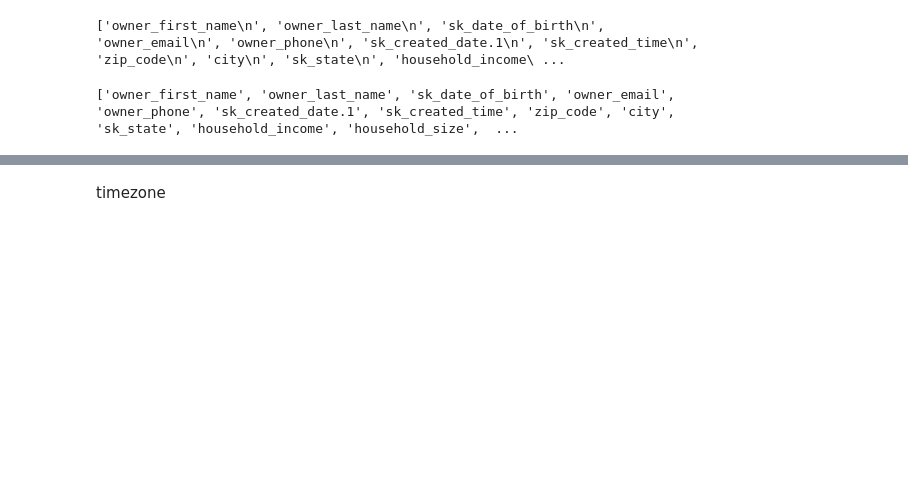
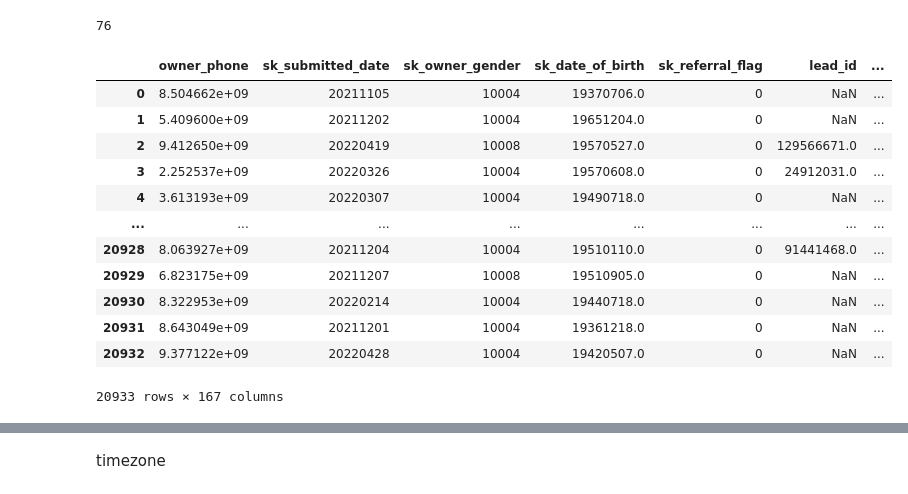
Before and after one commit to jawhar-healthcare/MedicareAdvantage_Pre_Conversion_LTV, a Jupyter notebook: MA Feature importance.ipynb, the cells around one changed output, grey strips where cells are left out. Drawn from its saved outputs; the diff is of its cells as text; code cells hidden in the pictures; blank space fills up the shorter version.

```diff
--- a/MA Feature importance.ipynb
+++ b/MA Feature importance.ipynb
@@ -95,3 +133,8 @@ dtype: object
 # %%
-input = ['owner_first_name \n','owner_last_name\n','sk_date_of_birth\n','owner_email\n','owner_phone\n','sk_created_date.1\n','sk_created_time\n','zip_code\n','city\n','sk_state\n','household_income\n','household_size\n','zipcode\n','state\n','lat\n','lng\n','timezone\n','radius_in_miles\n','population\n','population_density\n','land_area_in_sqmi\n','water_area_in_sqmi\n','housing_units\n','occupied_housing_units\n','median_home_value\n','median_household_income\n','annual_checkup\n','arthritis\n','binge_drinking\n','copd\n','cancer_except_skin\n','cervical_cancer_screening\n','cholesterol_screening\n','chronic_kidney_disease\n','colorectal_cancer_screening\n','core_preventive_services_for_older_men\n','core_preventive_services_for_older_women\n','coronary_heart_disease\n','current_asthma\n','current_smoking\n','dental_visit\n','diabetes\n','health_insurance\n','high_blood_pressure\n','high_cholesterol\n','mammography\n','mental_health\n','obesity\n','physical_health\n','physical_inactivity\n','sleep_lt_7_hours\n','stroke\n','taking_bp_medication\n','teeth_loss\n','ma_penetration_2020\n','ma_penetration_2021\n','delta_ma_enrolled\n','delta_ma_penetration_points\n','sk_owner_age\n','region\n','sk_owner_gender\n','phone\n','zip\n','tu_credit_score\n','tu_contact_score\n','tu_income\n','tu_no_children_prob\n','tu_education_years\n','tu_home_owner_prob\n','tu_home_value\n','tu_resident_years']
+# Define numeric and categorical features
+numeric_columns = df.select_dtypes(include=['int64', 'float64']).columns.tolist()
+categorical_columns = df.select_dtypes(include=['object']).columns.tolist()
+# %%
+# df["LTV"] = df["LTV"].str.replace('$', '').str.replace(',', '').astype(float)
+df['all_LTV'] = df['mod_LTV'].fillna(0)
 # %%
@@ -117,14 +178,22 @@ input
+# %%
+len(categorical_columns)
+# %% [output]
+76
 # %%
-inp = []
-for x in input:
-    inp.append(x.replace(" ", ""))
-print(list(inp))
+y = df['all_LTV']
-# %% [output]
-['owner_first_name\n', 'owner_last_name\n', 'sk_date_of_birth\n', 'owner_email\n', 'owner_phone\n', 'sk_created_date.1\n', 'sk_created_time\n', 'zip_code\n', 'city\n', 'sk_state\n', 'household_income\ ...
 # %%
-input_list = []
-for x in inp:
-    input_list.append(x.replace("\n", ""))
-print(list(input_list))
+X
 # %% [output]
+|  | owner_phone | sk_submitted_date | sk_owner_gender | sk_date_of_birth | sk_referral_flag | lead_id | ... |
+| 0 | 8.504662e+09 | 20211105 | 10004 | 19370706.0 | 0 | NaN | ... |
+| 1 | 5.409600e+09 | 20211202 | 10004 | 19651204.0 | 0 | NaN | ... |
+| 2 | 9.412650e+09 | 20220419 | 10008 | 19570527.0 | 0 | 129566671.0 | ... |
+| 3 | 2.252537e+09 | 20220326 | 10004 | 19570608.0 | 0 | 24912031.0 | ... |
+| 4 | 3.613193e+09 | 20220307 | 10004 | 19490718.0 | 0 | NaN | ... |
+| ... | ... | ... | ... | ... | ... | ... | ... |
+| 20928 | 8.063927e+09 | 20211204 | 10004 | 19510110.0 | 0 | 91441468.0 | ... |
+| 20929 | 6.823175e+09 | 20211207 | 10008 | 19510905.0 | 0 | NaN | ... |
+| 20930 | 8.322953e+09 | 20220214 | 10004 | 19440718.0 | 0 | NaN | ... |
+| 20931 | 8.643049e+09 | 20211201 | 10004 | 19361218.0 | 0 | NaN | ... |
+| 20932 | 9.377122e+09 | 20220428 | 10004 | 19420507.0 | 0 | NaN | ... |
-['owner_first_name', 'owner_last_name', 'sk_date_of_birth', 'owner_email', 'owner_phone', 'sk_created_date.1', 'sk_created_time', 'zip_code', 'city', 'sk_state', 'household_income', 'household_size',  ...
+20933 rows × 167 columns
```
Also changed, not shown: parts of 101 cells of this notebook.
